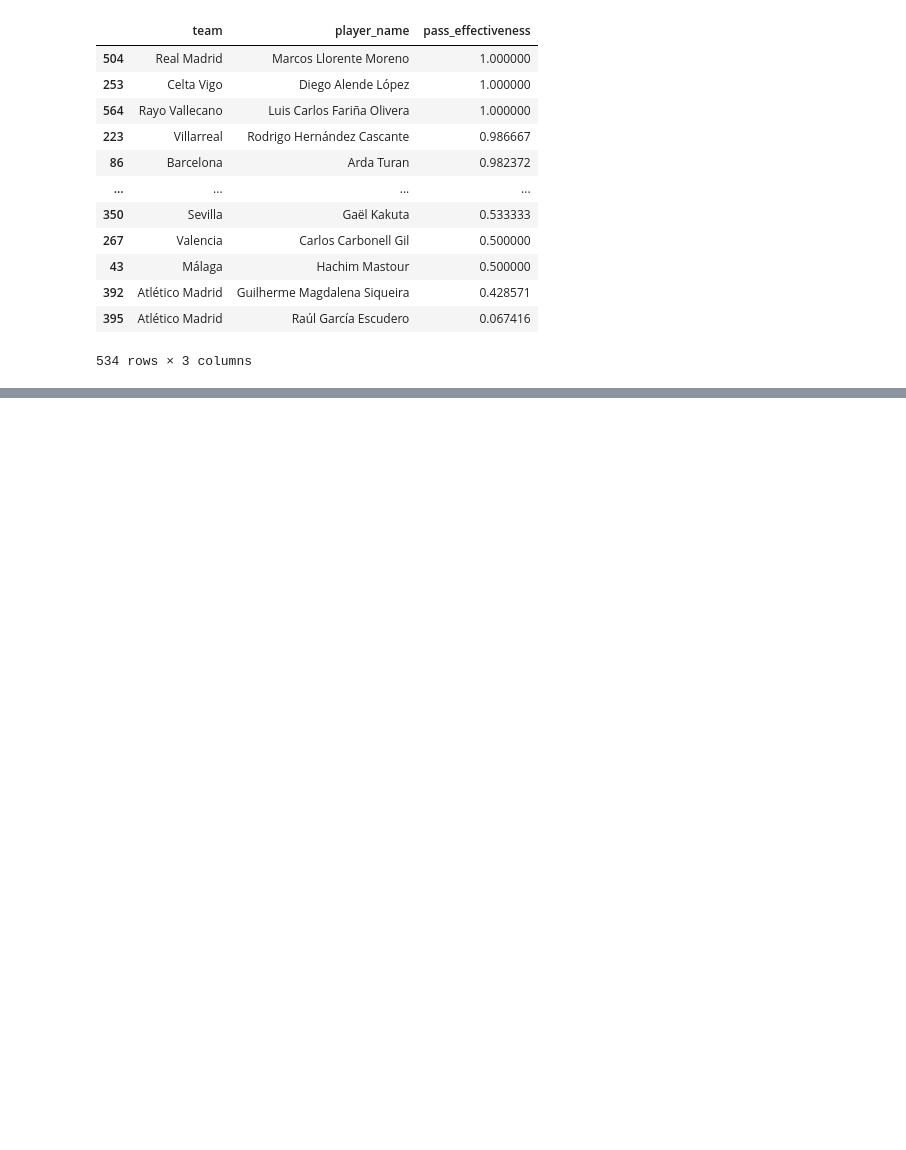
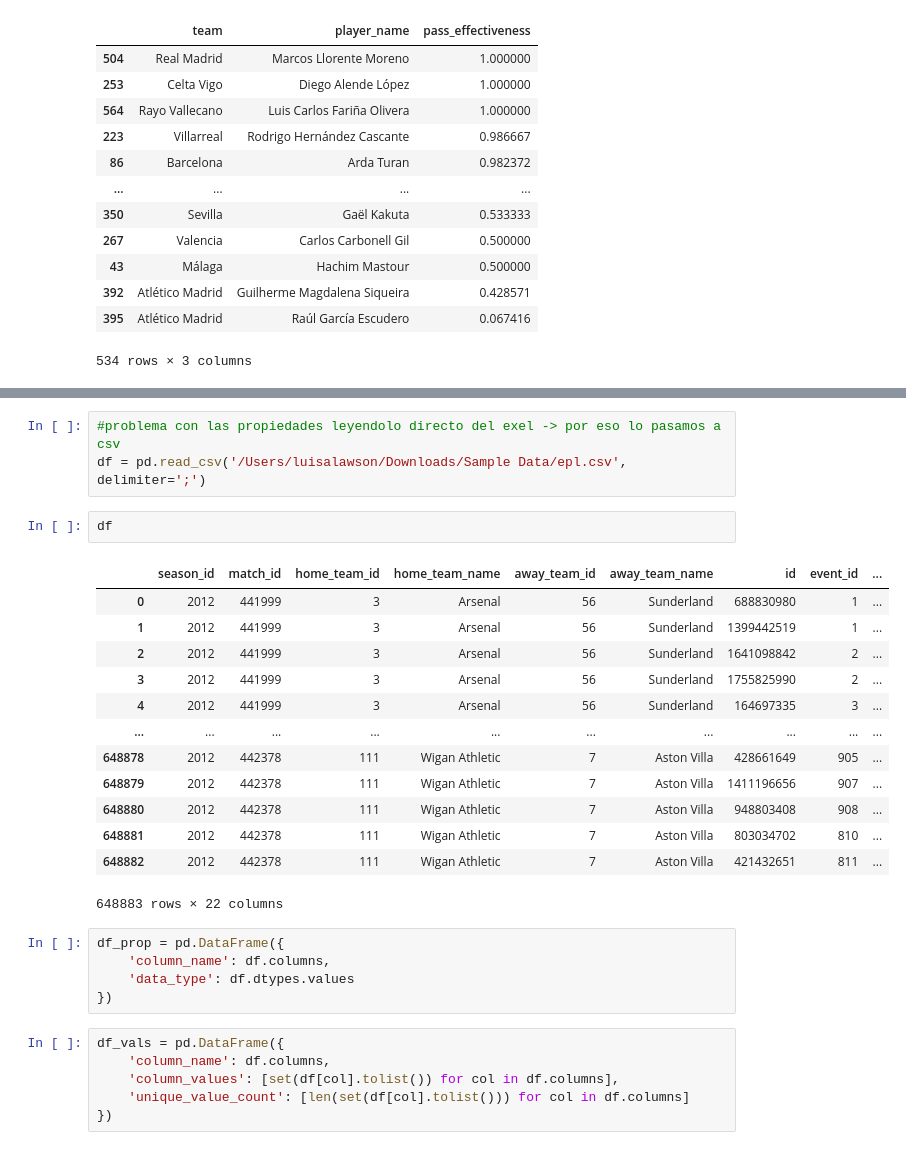
Before and after one commit to luisalawson/proyecto-TD8, a Jupyter notebook: PSLintento.ipynb, the cells around one changed output, grey strips where cells are left out. Saved outputs shown, nothing was run; the diff lists cells and outputs as text; blank space fills up the shorter version.

```diff
--- a/PSLintento.ipynb
+++ b/PSLintento.ipynb
@@ -209,0 +212,30 @@ df_pass_effectiveness_sorted[(df_pass_effectiveness_sorted['pass_effectiveness']
+# %%
+#problema con las propiedades leyendolo directo del exel -> por eso lo pasamos a csv
+df = pd.read_csv('/Users/luisalawson/Downloads/Sample Data/epl.csv', delimiter=';')
+# %%
+df
+# %% [output]
+|  | season_id | match_id | home_team_id | home_team_name | away_team_id | away_team_name | id | event_id | ... |
+| 0 | 2012 | 441999 | 3 | Arsenal | 56 | Sunderland | 688830980 | 1 | ... |
+| 1 | 2012 | 441999 | 3 | Arsenal | 56 | Sunderland | 1399442519 | 1 | ... |
+| 2 | 2012 | 441999 | 3 | Arsenal | 56 | Sunderland | 1641098842 | 2 | ... |
+| 3 | 2012 | 441999 | 3 | Arsenal | 56 | Sunderland | 1755825990 | 2 | ... |
+| 4 | 2012 | 441999 | 3 | Arsenal | 56 | Sunderland | 164697335 | 3 | ... |
+| ... | ... | ... | ... | ... | ... | ... | ... | ... | ... |
+| 648878 | 2012 | 442378 | 111 | Wigan Athletic | 7 | Aston Villa | 428661649 | 905 | ... |
+| 648879 | 2012 | 442378 | 111 | Wigan Athletic | 7 | Aston Villa | 1411196656 | 907 | ... |
+| 648880 | 2012 | 442378 | 111 | Wigan Athletic | 7 | Aston Villa | 948803408 | 908 | ... |
+| 648881 | 2012 | 442378 | 111 | Wigan Athletic | 7 | Aston Villa | 803034702 | 810 | ... |
+| 648882 | 2012 | 442378 | 111 | Wigan Athletic | 7 | Aston Villa | 421432651 | 811 | ... |
+648883 rows × 22 columns
+# %%
+df_prop = pd.DataFrame({
+    'column_name': df.columns,
+    'data_type': df.dtypes.values
+})
+# %%
+df_vals = pd.DataFrame({
+    'column_name': df.columns,
+    'column_values': [set(df[col].tolist()) for col in df.columns],
+    'unique_value_count': [len(set(df[col].tolist())) for col in df.columns]
+})
```
Also changed, not shown: parts of 21 cells of this notebook.
